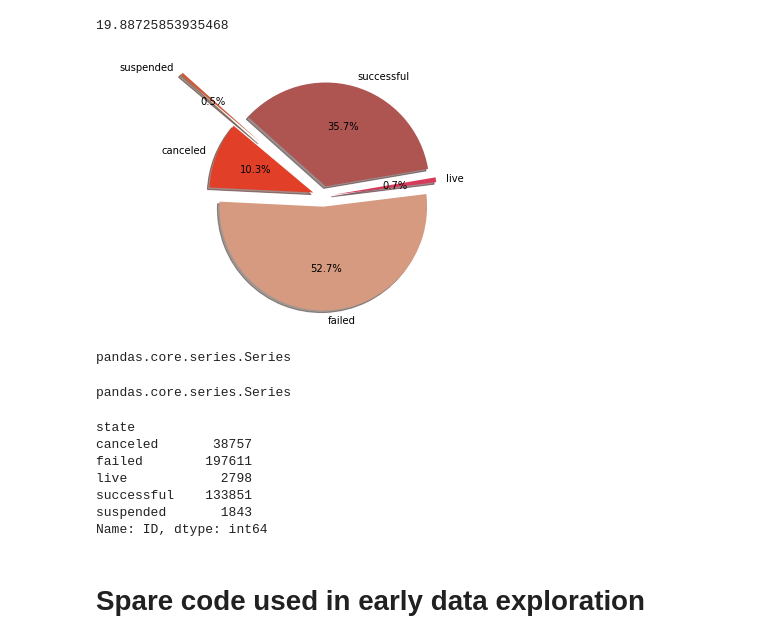
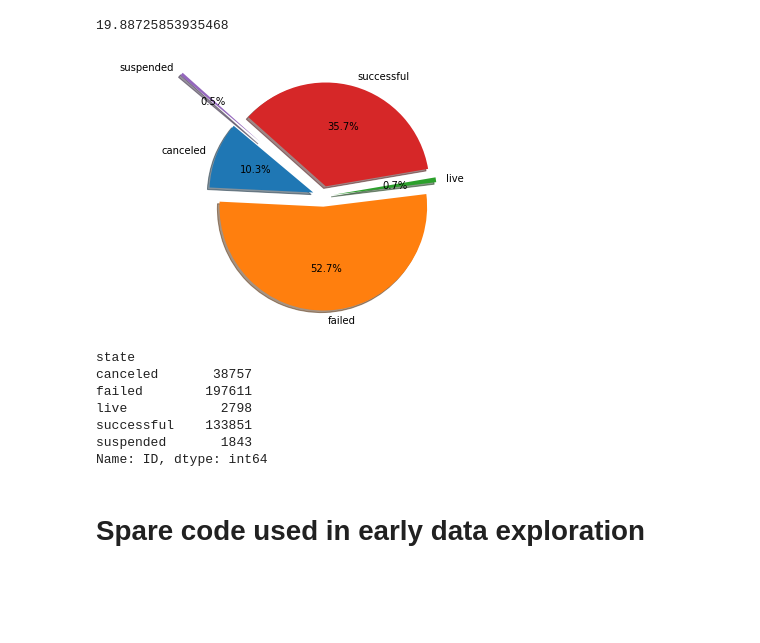
Before and after one commit to MaxVu12/KickStarterFun, a Jupyter notebook: KickStarter Fun.ipynb, the cells around one changed output. Saved outputs shown, nothing was run; the diff lists cells and outputs as text; code cells hidden in the pictures; blank space fills up the shorter version.

Commit message:
slight tweek
include count under the pie chart

```diff
--- a/KickStarter Fun.ipynb
+++ b/KickStarter Fun.ipynb
@@ -71,55 +71,45 @@ sizes = ks_df.ID.groupby(ks_df.state).count()
 
 labels = sizes.index
 
-colors = ["#E13F28", "#D69A80", "#D63B59", "#AE5552", "#CB5C3B",]
+#colors = ["#E13F28", "#D69A80", "#D63B59", "#AE5552", "#CB5C3B",]
 
 explode = (0.1,0.1,0.1,0.1,0.8)
 
 
 # Create a pie chart
 plt.pie(
     # using data total)arrests
     sizes,
     # with the labels being officer names
     labels = sizes.index,
     # with no shadows
     shadow = True,
     # with colors
-    colors = colors,
+    #colors = colors,
     # with one slide exploded out
     explode = explode,
     # with the start angle at 90%
     startangle = 140,
     # with the percent listed as a fraction
     autopct = '%1.1f%%',
     )
 
 # View the plot drop above
 plt.axis('equal')
 
 # View the plot
 plt.tight_layout()
 plt.show()
+sizes
 # %% [output]
-[figure, old version]
+[figure, new version]
+state
+canceled       38757
+failed        197611
+live            2798
+successful    133851
+suspended       1843
+Name: ID, dtype: int64
-# %%
-type(ks_df['state'])
-# %% [output]
-pandas.core.series.Series
-# %%
-type(ks_df['state'].value_counts())
-# %% [output]
-pandas.core.series.Series
-# %%
-ks_df.ID.groupby(ks_df.state).count()
-# %% [output]
-state
-canceled       38757
-failed        197611
-live            2798
-successful    133851
-suspended       1843
-Name: ID, dtype: int64
 # %% [markdown]
 # Spare code used in early data exploration
 # %%
```
